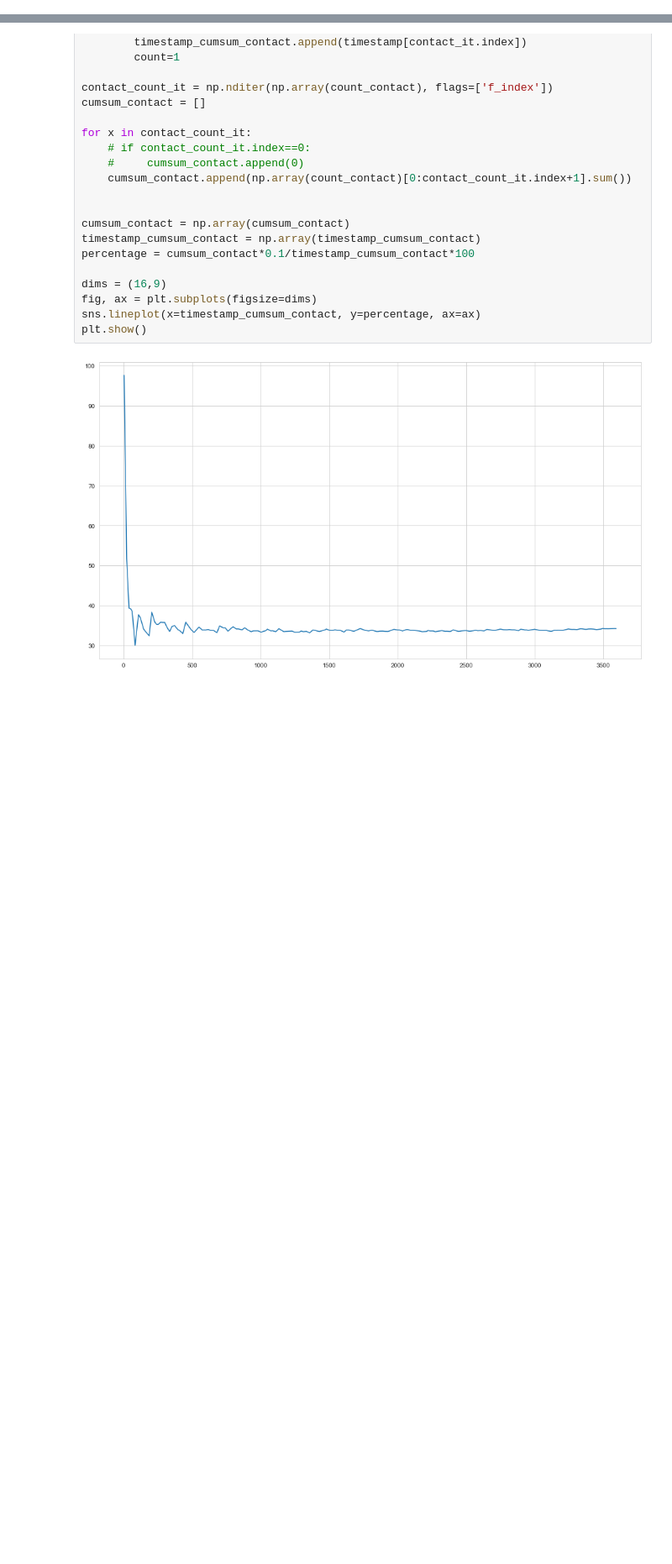
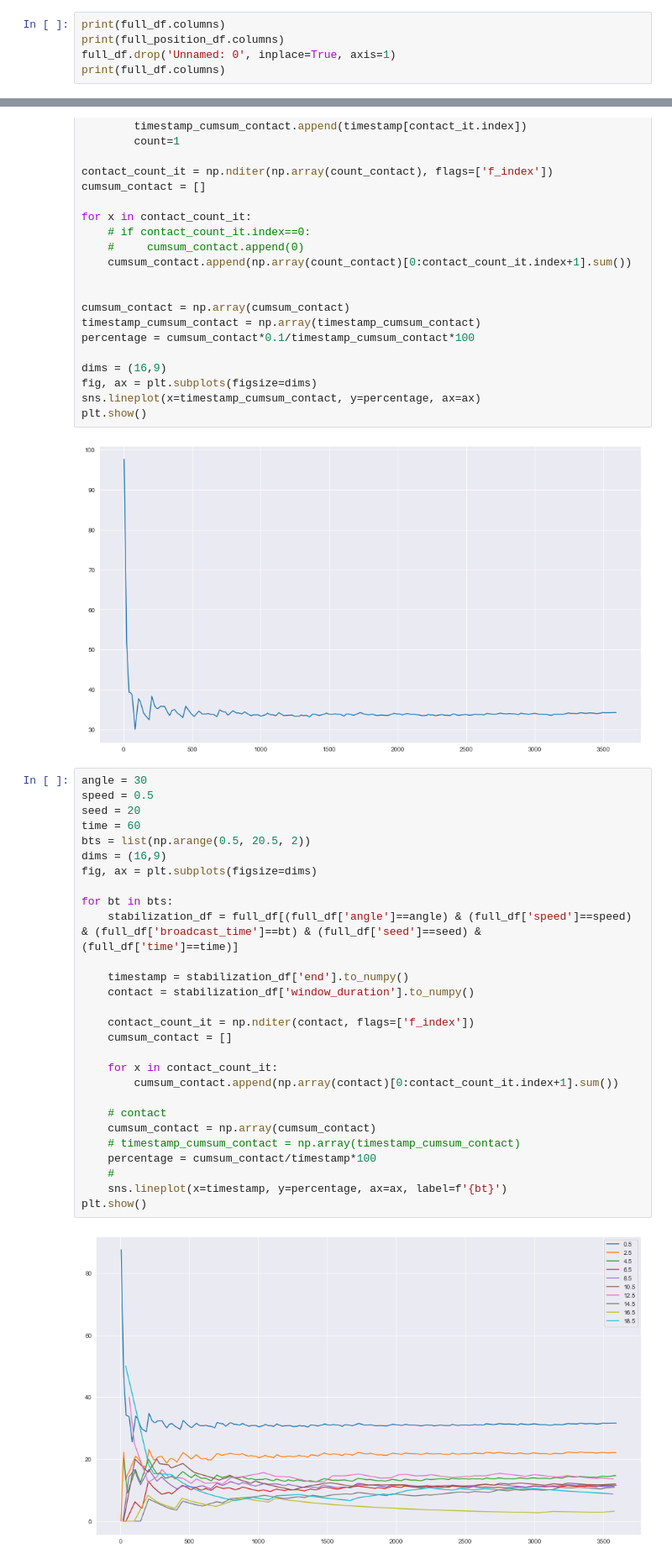
Before and after one commit to ramirofd/contact_tracing_sim_results, a Jupyter notebook: py_ntbks/linear_mobility.ipynb, the cells around one changed output, grey strips where cells are left out. Shown at 84% size. Cells and saved outputs as stored; diff of their text form; blank space fills up the shorter version.

Commit message:
sim time stabilization with diff broadcast times

```diff
--- a/py_ntbks/linear_mobility.ipynb
+++ b/py_ntbks/linear_mobility.ipynb
@@ -41,3 +41,8 @@ for speed in speeds:
     for angle in angles:
         position_df = build_position_dataframe(model, seed, angle, speed, nodes, bts, lp, wt, time)
         full_position_df = pd.concat([full_position_df, position_df])
+# %%
+print(full_df.columns)
+print(full_position_df.columns)
+full_df.drop('Unnamed: 0', inplace=True, axis=1)
+print(full_df.columns)
@@ -186,3 +204,33 @@ sns.lineplot(x=timestamp_cumsum_contact, y=percentage, ax=ax)
 plt.show()
 # %% [output]
 [figure]
+# %%
+angle = 30
+speed = 0.5
+seed = 20
+time = 60
+bts = list(np.arange(0.5, 20.5, 2))
+dims = (16,9)
+fig, ax = plt.subplots(figsize=dims)
+
+for bt in bts:
+    stabilization_df = full_df[(full_df['angle']==angle) & (full_df['speed']==speed) & (full_df['broadcast_time']==bt) & (full_df['seed']==seed) & (full_df['time']==time)]
+
+    timestamp = stabilization_df['end'].to_numpy()
+    contact = stabilization_df['window_duration'].to_numpy()
+
+    contact_count_it = np.nditer(contact, flags=['f_index'])
+    cumsum_contact = []
+
+    for x in contact_count_it:
+        cumsum_contact.append(np.array(contact)[0:contact_count_it.index+1].sum())
+
+    # contact
+    cumsum_contact = np.array(cumsum_contact)
+    # timestamp_cumsum_contact = np.array(timestamp_cumsum_contact)
+    percentage = cumsum_contact/timestamp*100
+    #
+    sns.lineplot(x=timestamp, y=percentage, ax=ax, label=f'{bt}')
+plt.show()
+# %% [output]
+[figure, added]
```
Also changed, not shown: parts of 1 cell of this notebook.
